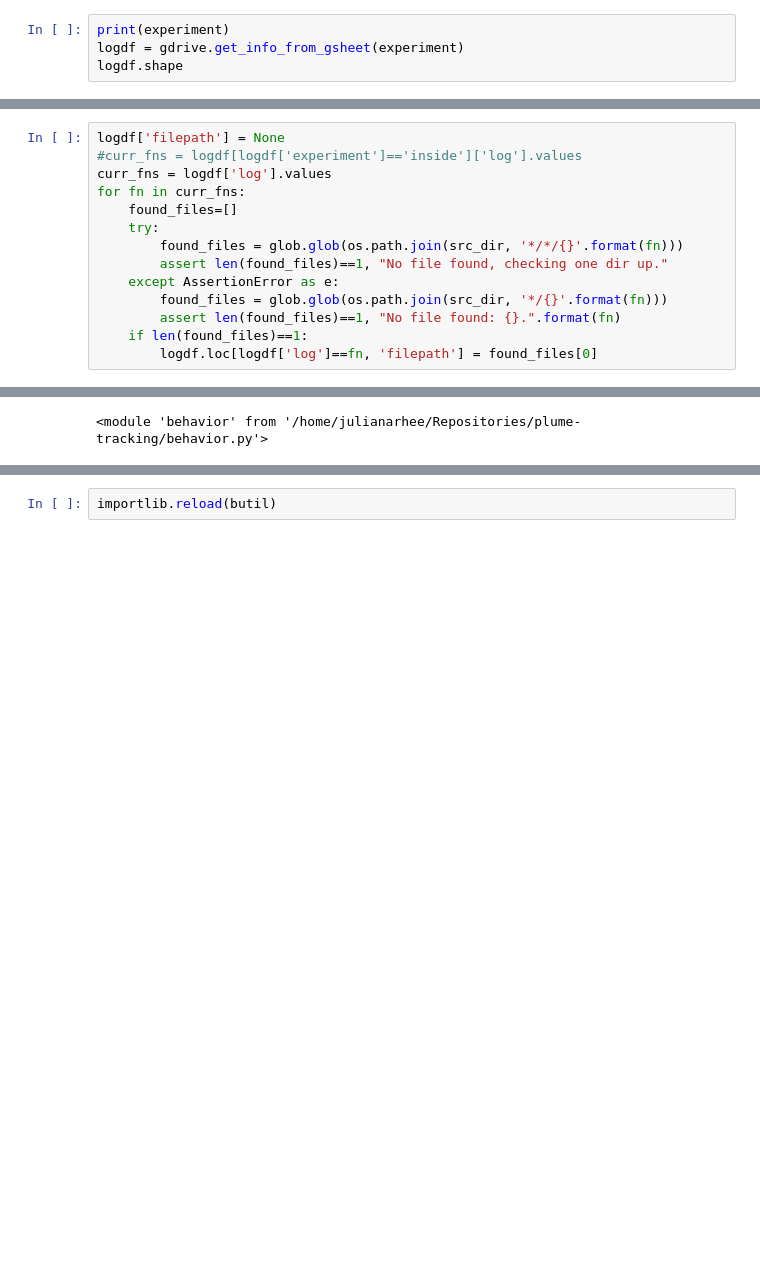
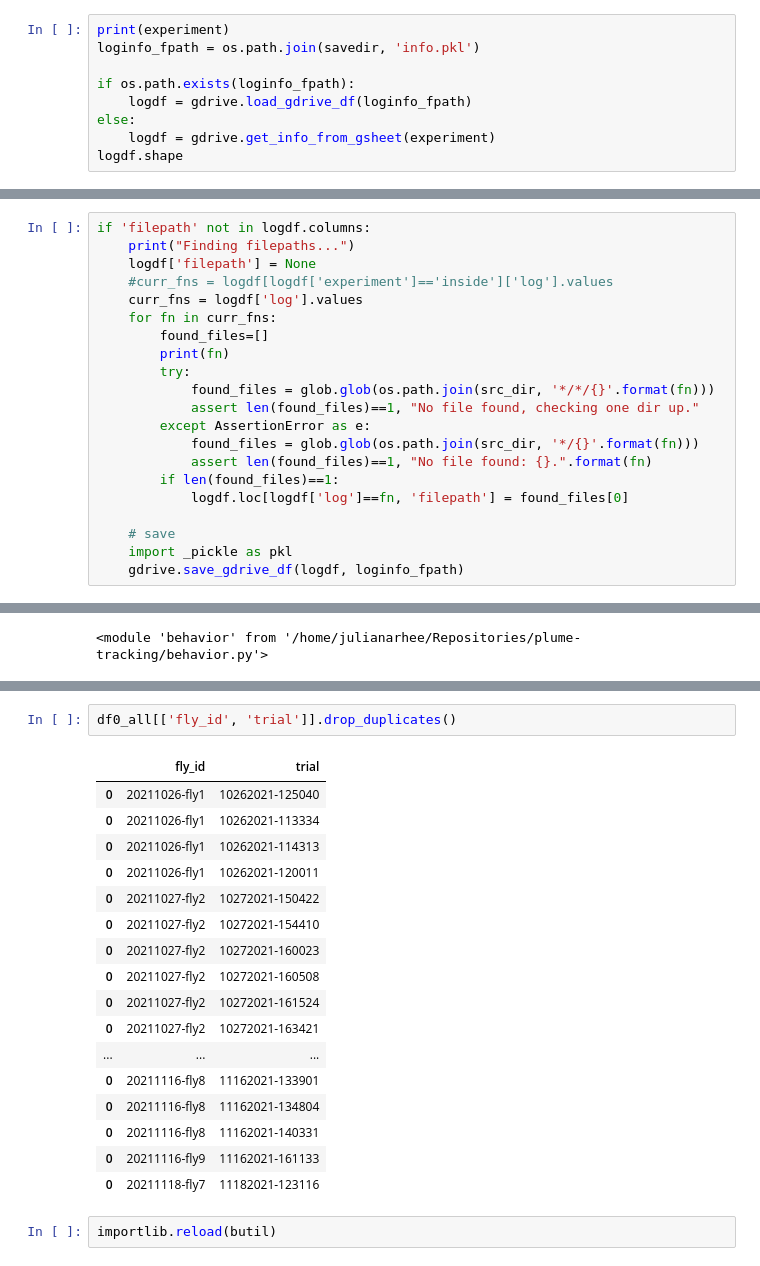
Before and after one commit to julianarhee/plume-tracking, a Jupyter notebook: Nbs/PAM_GtACR1.ipynb, the cells around one changed output, grey strips where cells are left out. Saved outputs shown, nothing was run; the diff lists cells and outputs as text; blank space fills up the shorter version.

```diff
--- a/Nbs/PAM_GtACR1.ipynb
+++ b/Nbs/PAM_GtACR1.ipynb
@@ -80,7 +82,12 @@ importlib.reload(gdrive)
 #### GtACR1 has specified files from Andy
 # %%
 print(experiment)
-logdf = gdrive.get_info_from_gsheet(experiment)
+loginfo_fpath = os.path.join(savedir, 'info.pkl')
+
+if os.path.exists(loginfo_fpath):
+    logdf = gdrive.load_gdrive_df(loginfo_fpath)
+else:
+    logdf = gdrive.get_info_from_gsheet(experiment)
 logdf.shape
 # %% [output]
 PAM_GtACR1
@@ -90,14 +106,21 @@ COMPLETE: Data copied
 # %%
-logdf['filepath'] = None
-#curr_fns = logdf[logdf['experiment']=='inside']['log'].values
-curr_fns = logdf['log'].values
-for fn in curr_fns:
-    found_files=[]
-    try:
-        found_files = glob.glob(os.path.join(src_dir, '*/*/{}'.format(fn)))
-        assert len(found_files)==1, "No file found, checking one dir up."
-    except AssertionError as e:
-        found_files = glob.glob(os.path.join(src_dir, '*/{}'.format(fn)))
-        assert len(found_files)==1, "No file found: {}.".format(fn)
-    if len(found_files)==1:
-        logdf.loc[logdf['log']==fn, 'filepath'] = found_files[0]
+if 'filepath' not in logdf.columns:
+    print("Finding filepaths...")
+    logdf['filepath'] = None
+    #curr_fns = logdf[logdf['experiment']=='inside']['log'].values
+    curr_fns = logdf['log'].values
+    for fn in curr_fns:
+        found_files=[]
+        print(fn)
+        try:
+            found_files = glob.glob(os.path.join(src_dir, '*/*/{}'.format(fn)))
+            assert len(found_files)==1, "No file found, checking one dir up."
+        except AssertionError as e:
+            found_files = glob.glob(os.path.join(src_dir, '*/{}'.format(fn)))
+            assert len(found_files)==1, "No file found: {}.".format(fn)
+        if len(found_files)==1:
+            logdf.loc[logdf['log']==fn, 'filepath'] = found_files[0]
+
+    # save
+    import _pickle as pkl
+    gdrive.save_gdrive_df(logdf, loginfo_fpath)
@@ -270,3 +286,23 @@ array(['20211026-fly1', '20211027-fly2', '20211028-fly3', '20211028-fly4',
+# %%
+df0_all[['fly_id', 'trial']].drop_duplicates()
+# %% [output]
+|  | fly_id | trial |
+| 0 | 20211026-fly1 | 10262021-125040 |
+| 0 | 20211026-fly1 | 10262021-113334 |
+| 0 | 20211026-fly1 | 10262021-114313 |
+| 0 | 20211026-fly1 | 10262021-120011 |
+| 0 | 20211027-fly2 | 10272021-150422 |
+| 0 | 20211027-fly2 | 10272021-154410 |
+| 0 | 20211027-fly2 | 10272021-160023 |
+| 0 | 20211027-fly2 | 10272021-160508 |
+| 0 | 20211027-fly2 | 10272021-161524 |
+| 0 | 20211027-fly2 | 10272021-163421 |
+| ... | ... | ... |
+| 0 | 20211116-fly8 | 11162021-133901 |
+| 0 | 20211116-fly8 | 11162021-134804 |
+| 0 | 20211116-fly8 | 11162021-140331 |
+| 0 | 20211116-fly9 | 11162021-161133 |
+| 0 | 20211118-fly7 | 11182021-123116 |
 # %%
 importlib.reload(butil)
 # %% [output]
```
Also changed, not shown: parts of 25 cells of this notebook.
